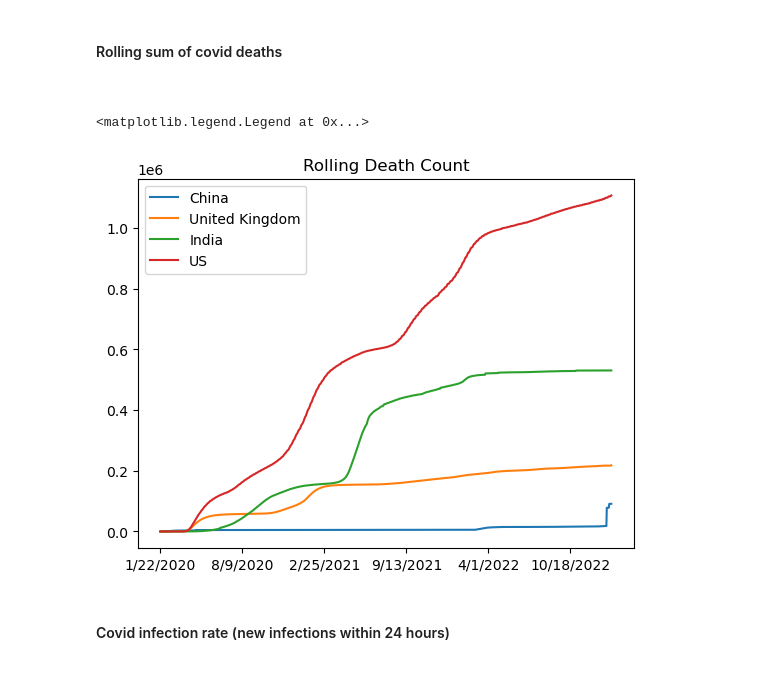
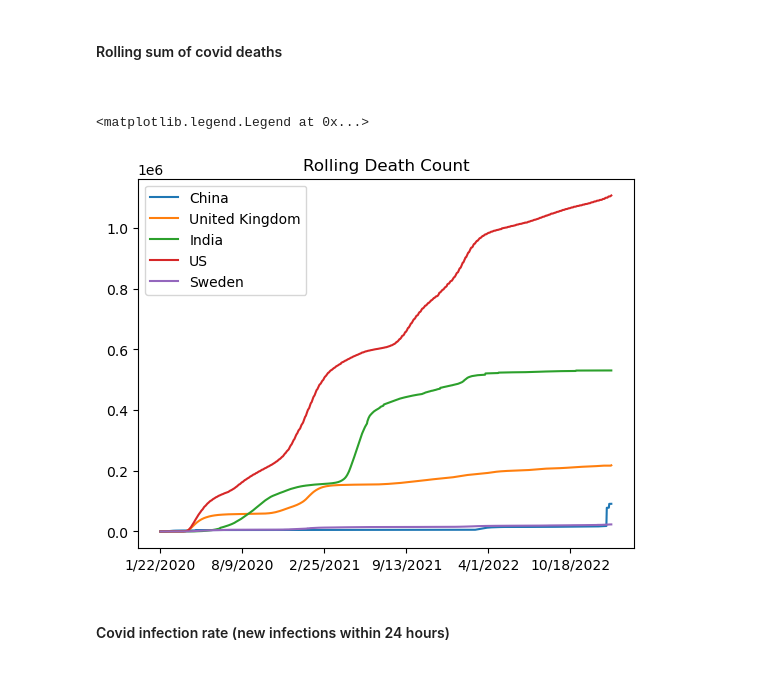
Before and after one commit to james-odonnell-data/PortfolioProjects, a Jupyter notebook: Analyzing Covid-19 Data and World Happiness.ipynb, the cells around one changed output. Drawn from its saved outputs; the diff is of its cells as text; code cells hidden in the pictures.

```diff
--- a/Analyzing Covid-19 Data and World Happiness.ipynb
+++ b/Analyzing Covid-19 Data and World Happiness.ipynb
@@ -162,13 +173,14 @@ plt.legend()
 # %%
 corona_deaths_agg.loc["China"].plot()
 corona_deaths_agg.loc["United Kingdom"].plot()
 corona_deaths_agg.loc["India"].plot()
 corona_deaths_agg.loc["US"].plot()
+corona_deaths_agg.loc["Sweden"].plot()
 plt.title('Rolling Death Count')
 plt.legend()
 # %% [output]
 <matplotlib.legend.Legend at 0x...>
-[figure, old version]
+[figure, new version]
 # %% [markdown]
 
 #### Covid infection rate (new infections within 24 hours)
```
Also changed, not shown: parts of 3 cells of this notebook.
